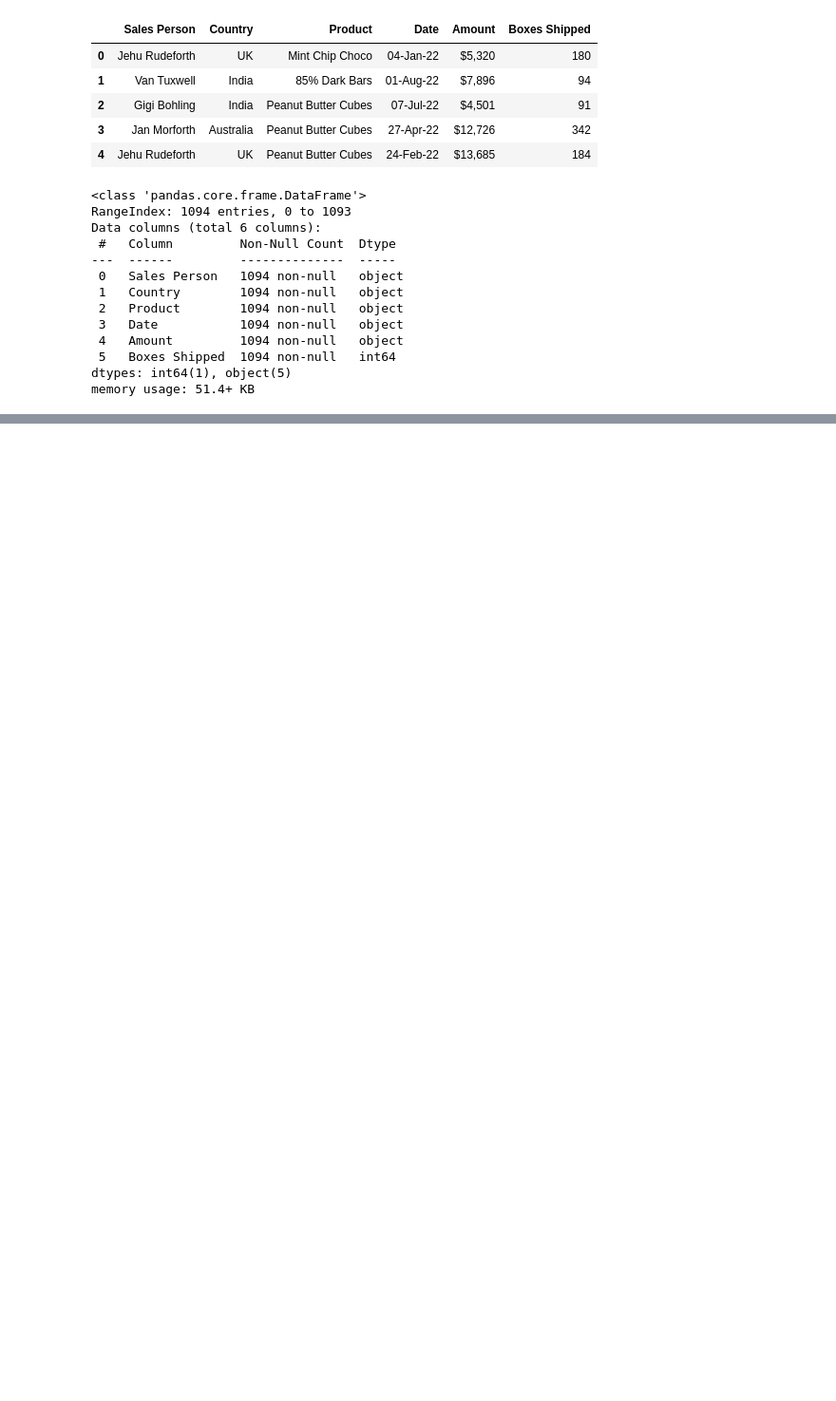
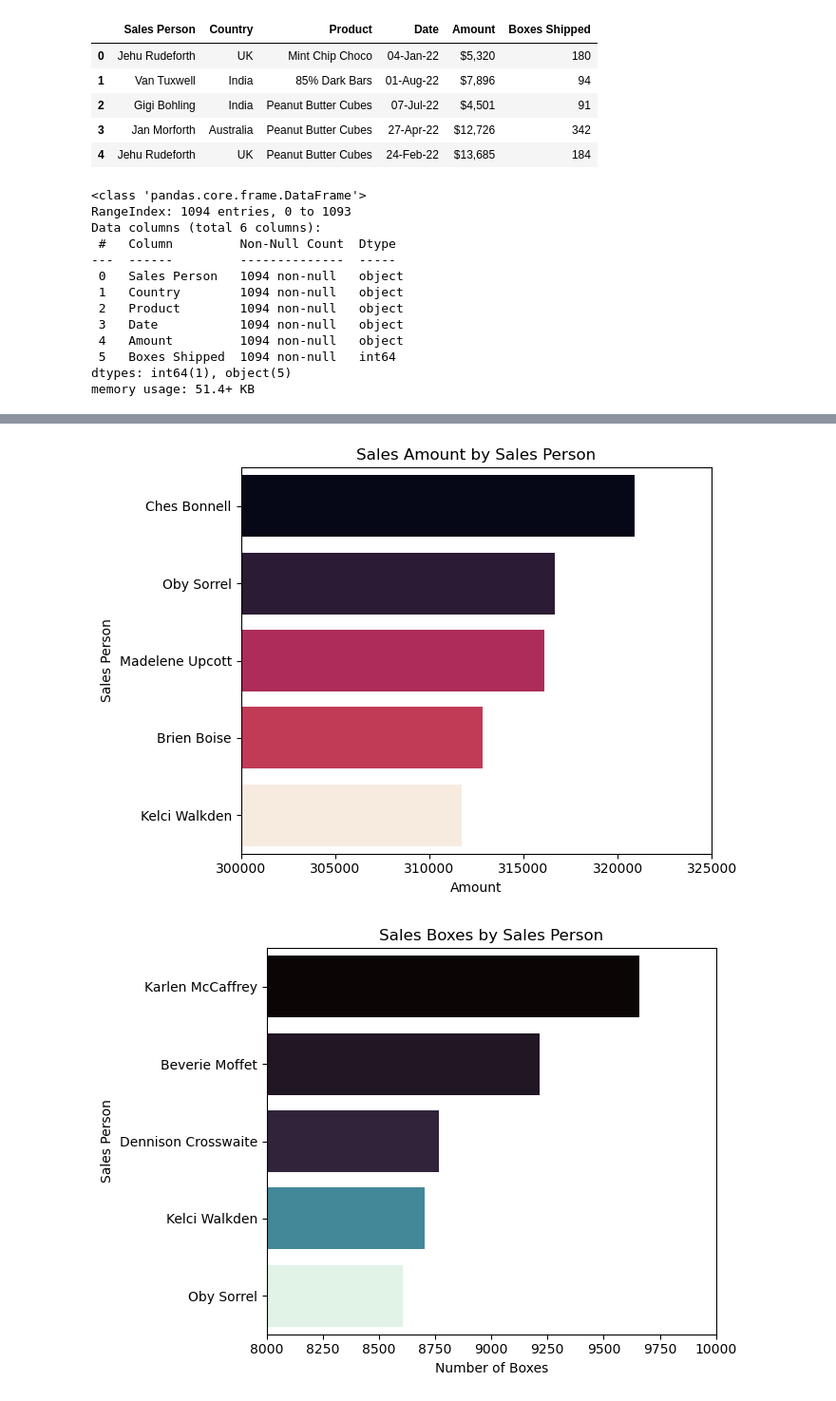
Before and after one commit to GrabarzVIII/chocolate_sales_data_analysis, a Jupyter notebook: chocolate_sales_data_analysis.ipynb, the cells around one changed output, grey strips where cells are left out. Shown at 95% size. Cells and saved outputs as stored; diff of their text form; code cells hidden in the pictures; blank space fills up the shorter version.

```diff
--- a/chocolate_sales_data_analysis.ipynb
+++ b/chocolate_sales_data_analysis.ipynb
@@ -66,0 +177,32 @@ chocolate_df.head()
+# %%
+sperson_gbamount_top5 = sperson_gbamount.head()
+sperson_gbcoxes_top5 = sperson_gbcoxes.head()
+
+norm = (sperson_gbamount_top5 - sperson_gbamount_top5.min()) / (sperson_gbamount_top5.max() - sperson_gbamount_top5.min())
+reverse_rocket = list(sns.color_palette("rocket", as_cmap=True)(norm))
+
+plt.figure(figsize=(7, 5))
+sns.barplot(x=sperson_gbamount_top5.values, y=sperson_gbamount_top5.index, palette=reverse_rocket, hue=sperson_gbamount_top5.values, legend=False)
+
+plt.xlim(300000,325000) #change x axis scale to show better difference between persons
+plt.title('Sales Amount by Sales Person')
+plt.xlabel('Amount')
+plt.ylabel('Sales Person')
+plt.tight_layout()
+plt.show()
+
+norm = (sperson_gbcoxes_top5 - sperson_gbcoxes_top5.min()) / (sperson_gbcoxes_top5.max() - sperson_gbcoxes_top5.min())
+reverse_mako = list(sns.color_palette("mako", as_cmap=True)(norm))
+
+plt.figure(figsize=(7, 5))
+sns.barplot(x=sperson_gbcoxes_top5.values, y=sperson_gbcoxes_top5.index, palette=reverse_mako, hue=sperson_gbcoxes_top5.values, legend=False)
+
+plt.xlim(8000, 10000) #change x axis scale to show better difference between persons
+plt.title('Sales Boxes by Sales Person')
+plt.xlabel('Number of Boxes')
+plt.ylabel('Sales Person')
+plt.tight_layout()
+plt.show()
+# %% [output]
+[figure, added]
+[figure, added]
```
Also changed, not shown: parts of 16 cells of this notebook.
